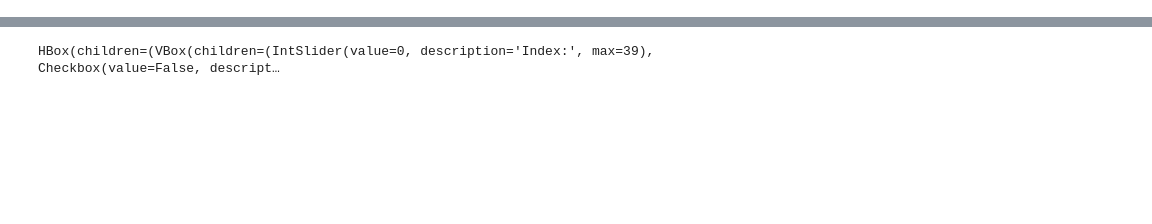
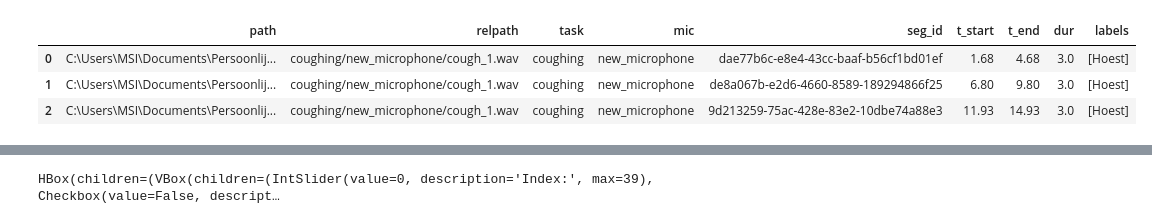
Before and after one commit to EsmeeK1/Lungsound-Annotation-Tool, a Jupyter notebook: experiments/EDA_report.ipynb, the cells around one changed output, grey strips where cells are left out. Cells and saved outputs as stored; diff of their text form; code cells hidden in the pictures; blank space fills up the shorter version.

```diff
--- a/experiments/EDA_report.ipynb
+++ b/experiments/EDA_report.ipynb
@@ -239,0 +132,13 @@ for _, r in pd.concat([row_nieuw, row_oud]).iterrows():
+# %%
+# Toon 3 rijen met [Hoest], 3 rijen met [Hart] en 3 rijen met [Normaal]
+rows_cough = df_segs[df_segs["labels"].apply(lambda x: "Hoest" in x)].head(3)
+display(rows_cough)
+row_normal = df_segs[df_segs["labels"].apply(lambda x: "Normaal" in x)].head(3)
+display(row_normal)
+rows_heart = df_segs[df_segs["labels"].apply(lambda x: "Hart" in x)].head(3)
+display(rows_heart)
+# %% [output]
+|  | path | relpath | task | mic | seg_id | t_start | t_end | dur | labels |
+| 0 | C:\Users\MSI\Documents\Persoonlij... | coughing/new_microphone/cough_1.wav | coughing | new_microphone | dae77b6c-e8e4-43cc-baaf-b56cf1bd01ef | 1.68 | 4.68 | 3.0 | [Hoest] |
+| 1 | C:\Users\MSI\Documents\Persoonlij... | coughing/new_microphone/cough_1.wav | coughing | new_microphone | de8a067b-e2d6-4660-8589-189294866f25 | 6.80 | 9.80 | 3.0 | [Hoest] |
+| 2 | C:\Users\MSI\Documents\Persoonlij... | coughing/new_microphone/cough_1.wav | coughing | new_microphone | 9d213259-75ac-428e-83e2-10dbe74a88e3 | 11.93 | 14.93 | 3.0 | [Hoest] |
```
Also changed, not shown: parts of 37 cells of this notebook, 1 other file.
